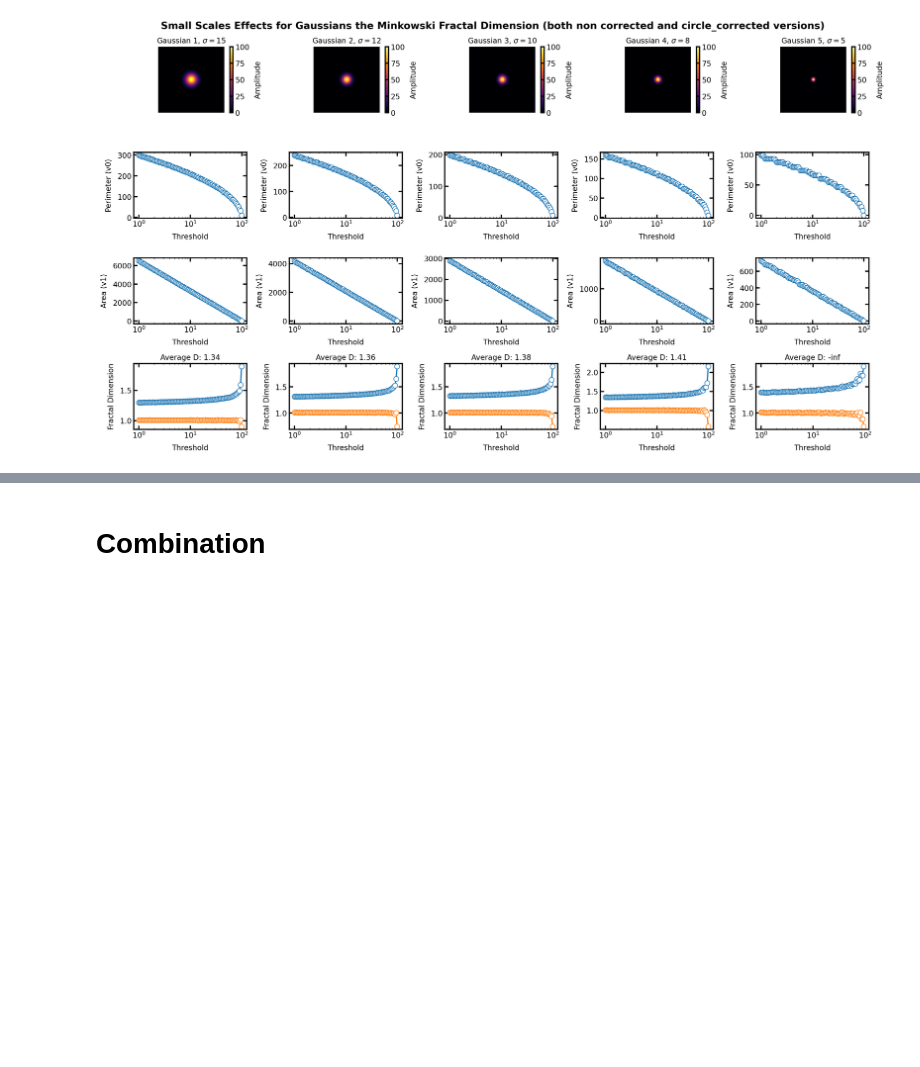
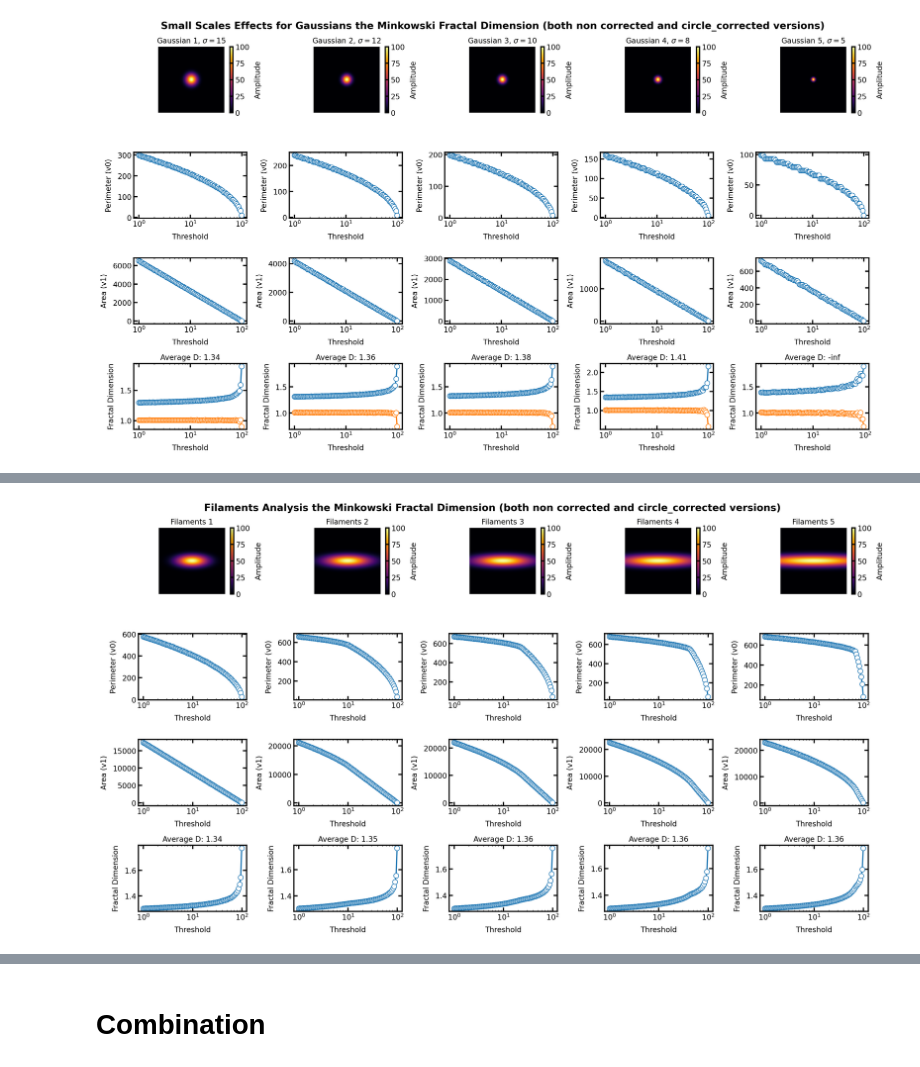
Before and after one commit to SimoneSped/fractal_OMC, a Jupyter notebook: Simulations_PA.ipynb, the cells around one changed output, grey strips where cells are left out. Drawn from its saved outputs; the diff is of its cells as text; code cells hidden in the pictures; blank space fills up the shorter version.

```diff
--- a/Simulations_PA.ipynb
+++ b/Simulations_PA.ipynb
@@ -231,0 +107,31 @@ Analyzing Filament 5 with XX
+# %%
+# check a corrected_version?
+
+# Parameters for the Gaussian
+shape = (256, 256) # Size of the grid
+centers = [(128, 128), (128, 128), (128, 128), (128, 128), (128, 128)]  # Center of the filament
+
+lengths = [80, 120, 150, 200, 300]  # Length of the filament
+widths = [30, 30, 30, 30, 30]  # Width of the filament
+angles = [0, 0, 0, 0, 0]  # Angle in degrees (e.g., 30°)
+
+# Generate Gaussian distributions
+filaments = [100*generate_filament(shape, centers[i], lengths[i], widths[i], angles[i]) for i in range(len(centers))]
+
+# Analyze each Gaussian using the Minkowski function
+results = []
+results_correction = []
+
+for i, filament in enumerate(filaments):
+    result = standard_minkowski_functionals(filament, threshold_min=1, threshold_max=99)
+    # result_correction = circle_corrected_minkowski_functionals(gaussian, threshold_min=1, threshold_max=99)
+
+    results.append(result)
+    # results_correction.append(result_correction)
+
+visualize_grid_simulations_filaments(filaments,
+                           shape, results, results_correction, name_shape="Filaments",
+                           suptitle="Filaments Analysis the Minkowski Fractal Dimension (both non corrected and circle_corrected versions)"
+                           )
+# %% [output]
+[figure, added]
```
Also changed, not shown: parts of 7 cells of this notebook, 14 other files.
